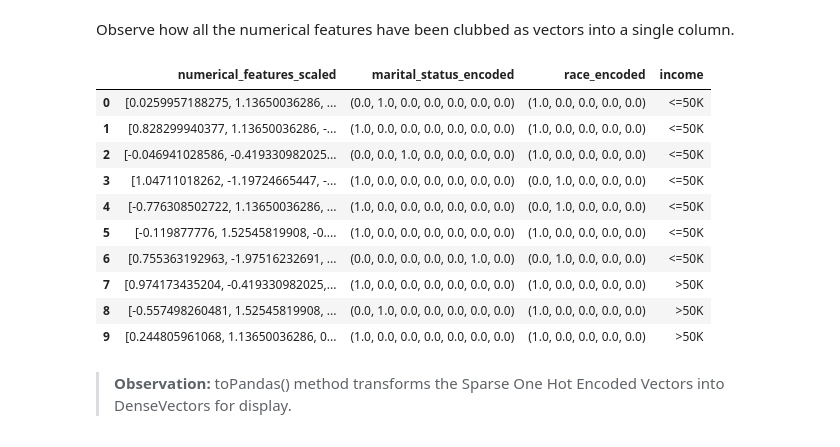
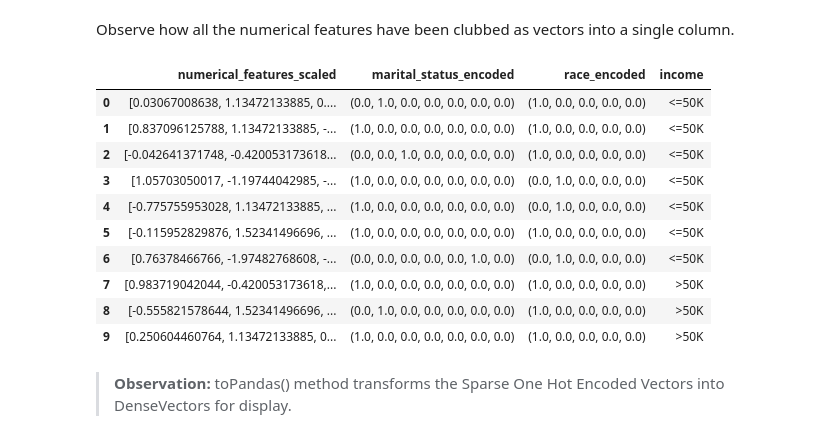
Before and after one commit to anindya-saha/Data-Science-with-Spark, a Jupyter notebook: predict-us-census-income-classification/predict-us-census-income.ipynb, the cells around one changed output. Cells and saved outputs as stored; diff of their text form; code cells hidden in the pictures.

```diff
--- a/predict-us-census-income-classification/predict-us-census-income.ipynb
+++ b/predict-us-census-income-classification/predict-us-census-income.ipynb
@@ -677,9 +654,20 @@ categorical_columns = ["workclass", "marital_status", "occupation", "relationshi
 # numerial columns
 numerical_columns = ["age", "education_num", "capital_gain", "capital_loss", "hours_per_week"]
 # %%
+string_indexer_models = []
+one_hot_encoders = []
 for col_name in categorical_columns:
     # String Indexers will encode string categorical columns into a column of numeric indices
-    assembled_df = StringIndexer(inputCol=col_name, outputCol="{0}_indexed".format(col_name)).fit(assembled_df).transform(assembled_df)
+    string_indexer_model = StringIndexer(inputCol=col_name, outputCol="{0}_indexed".format(col_name)).fit(assembled_train_df)
+    assembled_train_df = string_indexer_model.transform(assembled_train_df)
+    assembled_test_df = string_indexer_model.transform(assembled_test_df)
+
+    string_indexer_models.append(string_indexer_model)
+
     # OneHotEncoders map number indices column to column of binary vectors
-    assembled_df = OneHotEncoder(inputCol="{0}_indexed".format(col_name), outputCol="{0}_encoded".format(col_name), dropLast=False).transform(assembled_df)
+    one_hot_encoder = OneHotEncoder(inputCol="{0}_indexed".format(col_name), outputCol="{0}_encoded".format(col_name), dropLast=False)
+    assembled_train_df = one_hot_encoder.transform(assembled_train_df)
+    assembled_test_df = one_hot_encoder.transform(assembled_test_df)
+
+    one_hot_encoders.append(one_hot_encoder)
 # %%
@@ -711 +697,4 @@ assembled_df = scaler_vector_assembler.transform(assembled_df)
+# %%
+assembled_train_df = scaler_vector_assembler.transform(assembled_train_df)
+assembled_test_df = scaler_vector_assembler.transform(assembled_test_df)
 # %%
@@ -728,5 +717,5 @@ assembled_df.select('numerical_features', 'marital_status_encoded', 'race_encode
 # %% [markdown]
 Observe how all the numerical features have been clubbed as vectors into a single column.
 # %%
-# apply StandardScaler
-standard_scaler = StandardScaler(withMean=True, inputCol='numerical_features', outputCol='numerical_features_scaled')
+# create StandardScalerModel
+standard_scaler_model = StandardScaler(withMean=True, inputCol='numerical_features', outputCol='numerical_features_scaled').fit(assembled_train_df)
@@ -735,17 +722,21 @@ assembled_df = standard_scaler.fit(assembled_df).transform(assembled_df)
+# %%
+# apply StandardScaler
+assembled_train_df = standard_scaler_model.transform(assembled_train_df)
+assembled_test_df = standard_scaler_model.transform(assembled_test_df)
 # %%
-assembled_df.select('numerical_features_scaled', 'marital_status_encoded', 'race_encoded', 'income').limit(10).toPandas()
+assembled_train_df.select('numerical_features_scaled', 'marital_status_encoded', 'race_encoded', 'income').limit(10).toPandas()
 # %% [output]
 |  | numerical_features_scaled | marital_status_encoded | race_encoded | income |
-| 0 | [0.0259957188275, 1.13650036286, ... | (0.0, 1.0, 0.0, 0.0, 0.0, 0.0, 0.0) | (1.0, 0.0, 0.0, 0.0, 0.0) | <=50K |
-| 1 | [0.828299940377, 1.13650036286, -... | (1.0, 0.0, 0.0, 0.0, 0.0, 0.0, 0.0) | (1.0, 0.0, 0.0, 0.0, 0.0) | <=50K |
-| 2 | [-0.046941028586, -0.419330982025... | (0.0, 0.0, 1.0, 0.0, 0.0, 0.0, 0.0) | (1.0, 0.0, 0.0, 0.0, 0.0) | <=50K |
-| 3 | [1.04711018262, -1.19724665447, -... | (1.0, 0.0, 0.0, 0.0, 0.0, 0.0, 0.0) | (0.0, 1.0, 0.0, 0.0, 0.0) | <=50K |
-| 4 | [-0.776308502722, 1.13650036286, ... | (1.0, 0.0, 0.0, 0.0, 0.0, 0.0, 0.0) | (0.0, 1.0, 0.0, 0.0, 0.0) | <=50K |
-| 5 | [-0.119877776, 1.52545819908, -0.... | (1.0, 0.0, 0.0, 0.0, 0.0, 0.0, 0.0) | (1.0, 0.0, 0.0, 0.0, 0.0) | <=50K |
-| 6 | [0.755363192963, -1.97516232691, ... | (0.0, 0.0, 0.0, 0.0, 0.0, 1.0, 0.0) | (0.0, 1.0, 0.0, 0.0, 0.0) | <=50K |
-| 7 | [0.974173435204, -0.419330982025,... | (1.0, 0.0, 0.0, 0.0, 0.0, 0.0, 0.0) | (1.0, 0.0, 0.0, 0.0, 0.0) | >50K |
-| 8 | [-0.557498260481, 1.52545819908, ... | (0.0, 1.0, 0.0, 0.0, 0.0, 0.0, 0.0) | (1.0, 0.0, 0.0, 0.0, 0.0) | >50K |
-| 9 | [0.244805961068, 1.13650036286, 0... | (1.0, 0.0, 0.0, 0.0, 0.0, 0.0, 0.0) | (1.0, 0.0, 0.0, 0.0, 0.0) | >50K |
+| 0 | [0.03067008638, 1.13472133885, 0.... | (0.0, 1.0, 0.0, 0.0, 0.0, 0.0, 0.0) | (1.0, 0.0, 0.0, 0.0, 0.0) | <=50K |
+| 1 | [0.837096125788, 1.13472133885, -... | (1.0, 0.0, 0.0, 0.0, 0.0, 0.0, 0.0) | (1.0, 0.0, 0.0, 0.0, 0.0) | <=50K |
+| 2 | [-0.042641371748, -0.420053173618... | (0.0, 0.0, 1.0, 0.0, 0.0, 0.0, 0.0) | (1.0, 0.0, 0.0, 0.0, 0.0) | <=50K |
+| 3 | [1.05703050017, -1.19744042985, -... | (1.0, 0.0, 0.0, 0.0, 0.0, 0.0, 0.0) | (0.0, 1.0, 0.0, 0.0, 0.0) | <=50K |
+| 4 | [-0.775755953028, 1.13472133885, ... | (1.0, 0.0, 0.0, 0.0, 0.0, 0.0, 0.0) | (0.0, 1.0, 0.0, 0.0, 0.0) | <=50K |
+| 5 | [-0.115952829876, 1.52341496696, ... | (1.0, 0.0, 0.0, 0.0, 0.0, 0.0, 0.0) | (1.0, 0.0, 0.0, 0.0, 0.0) | <=50K |
+| 6 | [0.76378466766, -1.97482768608, -... | (0.0, 0.0, 0.0, 0.0, 0.0, 1.0, 0.0) | (0.0, 1.0, 0.0, 0.0, 0.0) | <=50K |
+| 7 | [0.983719042044, -0.420053173618,... | (1.0, 0.0, 0.0, 0.0, 0.0, 0.0, 0.0) | (1.0, 0.0, 0.0, 0.0, 0.0) | >50K |
+| 8 | [-0.555821578644, 1.52341496696, ... | (0.0, 1.0, 0.0, 0.0, 0.0, 0.0, 0.0) | (1.0, 0.0, 0.0, 0.0, 0.0) | >50K |
+| 9 | [0.250604460764, 1.13472133885, 0... | (1.0, 0.0, 0.0, 0.0, 0.0, 0.0, 0.0) | (1.0, 0.0, 0.0, 0.0, 0.0) | >50K |
 # %% [markdown]
 > **Observation:** toPandas() method transforms the Sparse One Hot Encoded Vectors into DenseVectors for display.
 # %% [markdown]
```
Also changed, not shown: parts of 238 cells of this notebook, 5 other files.
